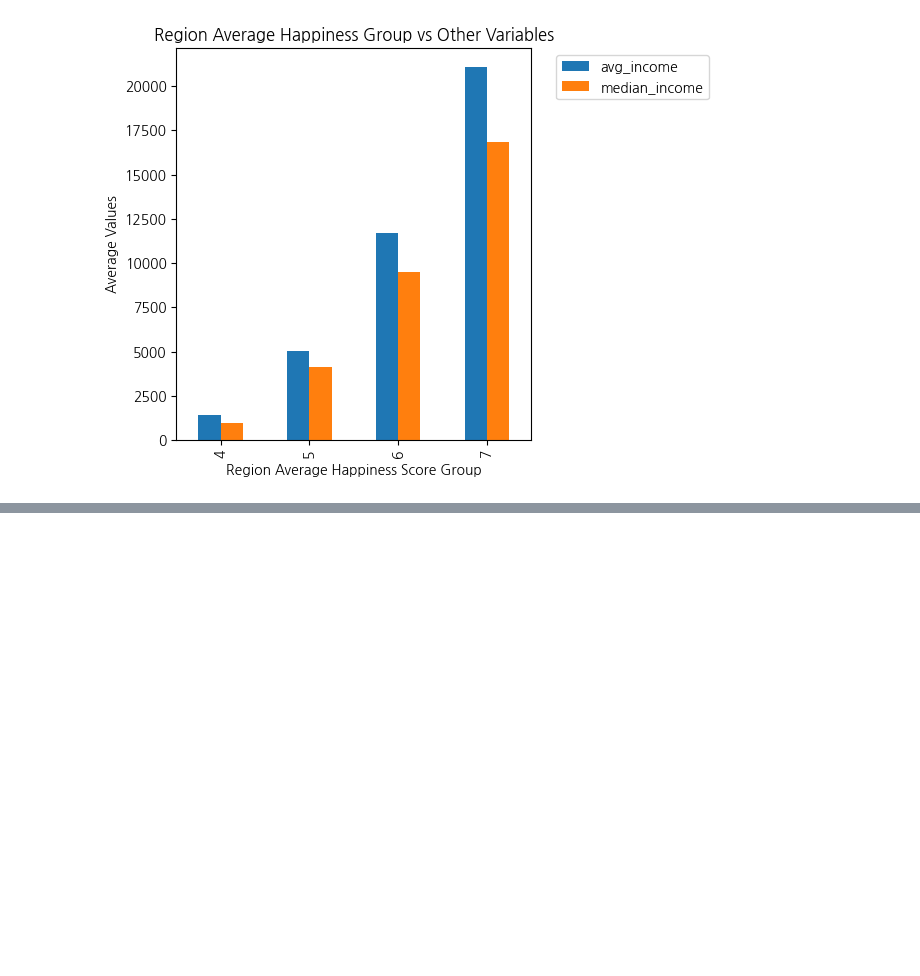
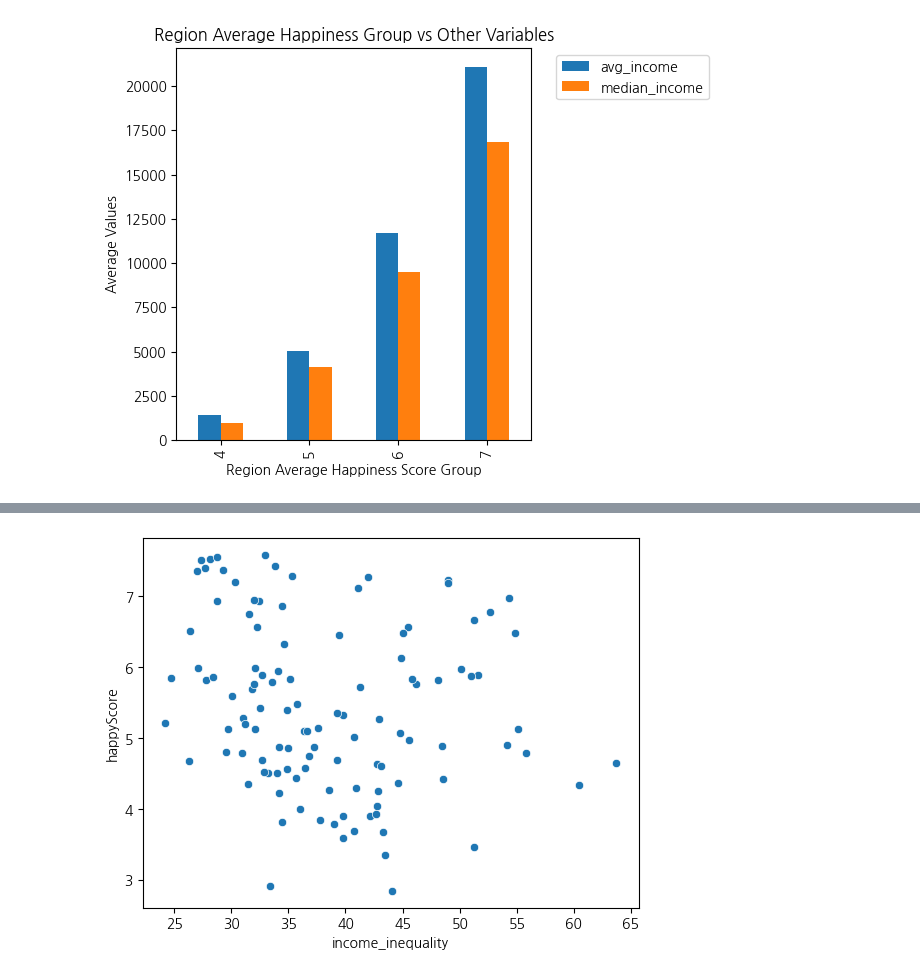
Before and after one commit to Huey-fitpet/study_data_analytics, a Jupyter notebook: quests/EDA/the-economics-of-happiness-satisfaction2.ipynb, the cells around one changed output, grey strips where cells are left out. Cells and saved outputs as stored; diff of their text form; code cells hidden in the pictures; blank space fills up the shorter version.

```diff
--- a/quests/EDA/the-economics-of-happiness-satisfaction2.ipynb
+++ b/quests/EDA/the-economics-of-happiness-satisfaction2.ipynb
@@ -152,0 +189,5 @@ region_happy_group
+# %%
+sns.scatterplot(data=data_df,y='happyScore',x='income_inequality')
+plt.show()
+# %% [output]
+[figure, added]
```
Also changed, not shown: parts of 10 cells of this notebook.
